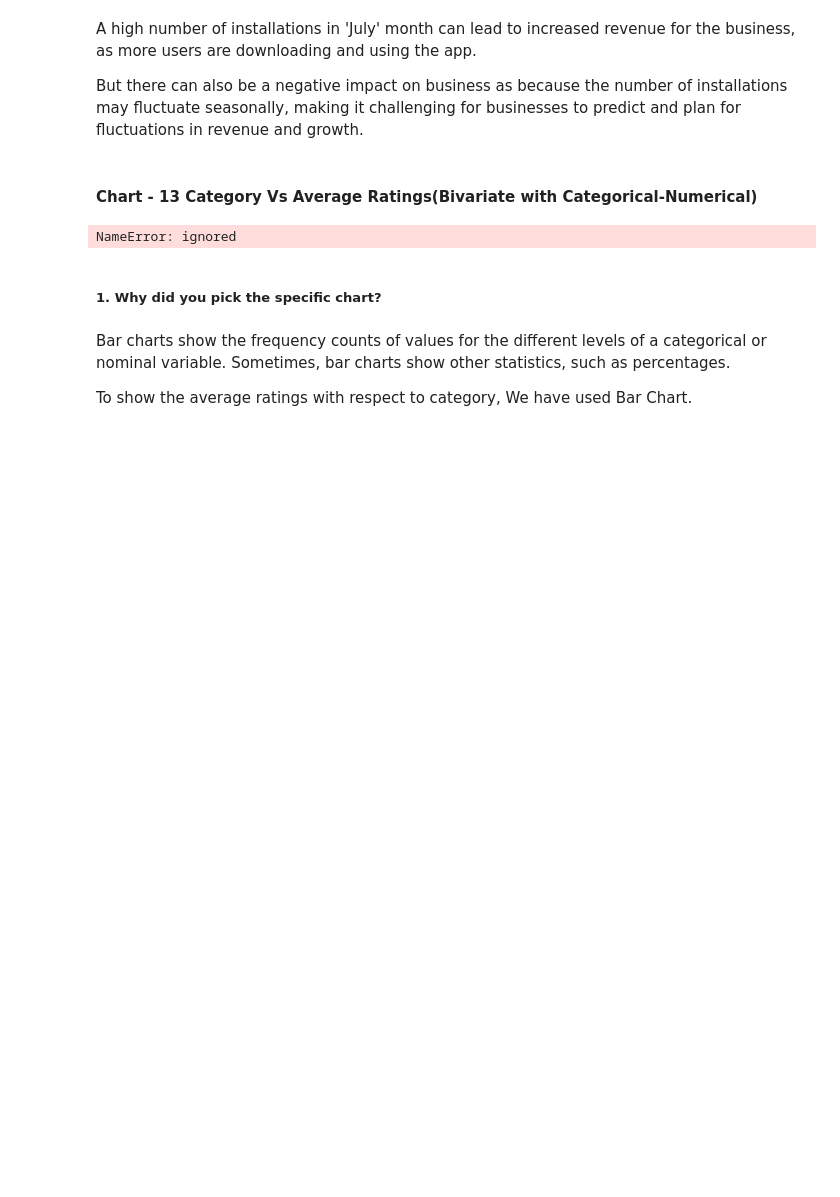
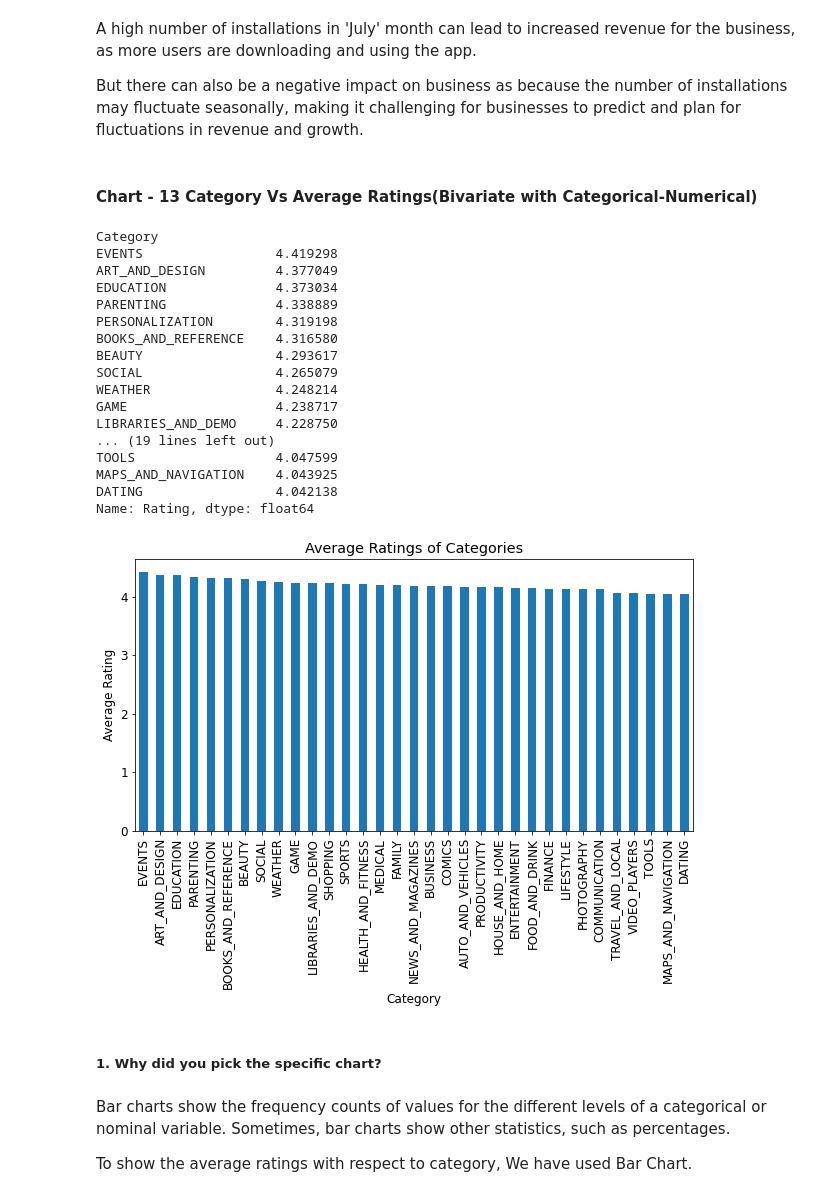
Before and after one commit to ArushiSaxena11/Capstone_Project_EDA-PlayStore_App_Review_Analysis, a Jupyter notebook: Capstone_Project_EDA_(PlayStore_App_Review_Analysis).ipynb, the cells around one changed output. Cells and saved outputs as stored; diff of their text form; code cells hidden in the pictures; blank space fills up the shorter version.

```diff
--- a/Capstone_Project_EDA_(PlayStore_App_Review_Analysis).ipynb
+++ b/Capstone_Project_EDA_(PlayStore_App_Review_Analysis).ipynb
@@ -1715,17 +1715,35 @@ But there can also be a negative impact on business as because the number of ins
 #### Chart - 13 Category Vs Average Ratings(Bivariate with Categorical-Numerical)
 # %%
 # Chart - 13 visualization code
+category_rating = Play_Store_DataFrame.groupby('Category')['Rating'].mean().sort_values(ascending=False)
 print(category_rating)
 print(" ")
 
 # Plot the average rating for each category
 category_rating.plot(kind='bar', figsize=(10,5))
 plt.xlabel('Category')
 plt.ylabel('Average Rating')
 plt.title('Average Ratings of Categories')
 plt.show()
 # %% [output]
-NameError: ignored
+Category
+EVENTS                 4.419298
+ART_AND_DESIGN         4.377049
+EDUCATION              4.373034
+PARENTING              4.338889
+PERSONALIZATION        4.319198
+BOOKS_AND_REFERENCE    4.316580
+BEAUTY                 4.293617
+SOCIAL                 4.265079
+WEATHER                4.248214
+GAME                   4.238717
+LIBRARIES_AND_DEMO     4.228750
+... (19 lines left out)
+TOOLS                  4.047599
+MAPS_AND_NAVIGATION    4.043925
+DATING                 4.042138
+Name: Rating, dtype: float64
+[figure, added]
 # %% [markdown]
 ##### 1. Why did you pick the specific chart?
 # %% [markdown]
```
Also changed, not shown: parts of 10 cells of this notebook.
